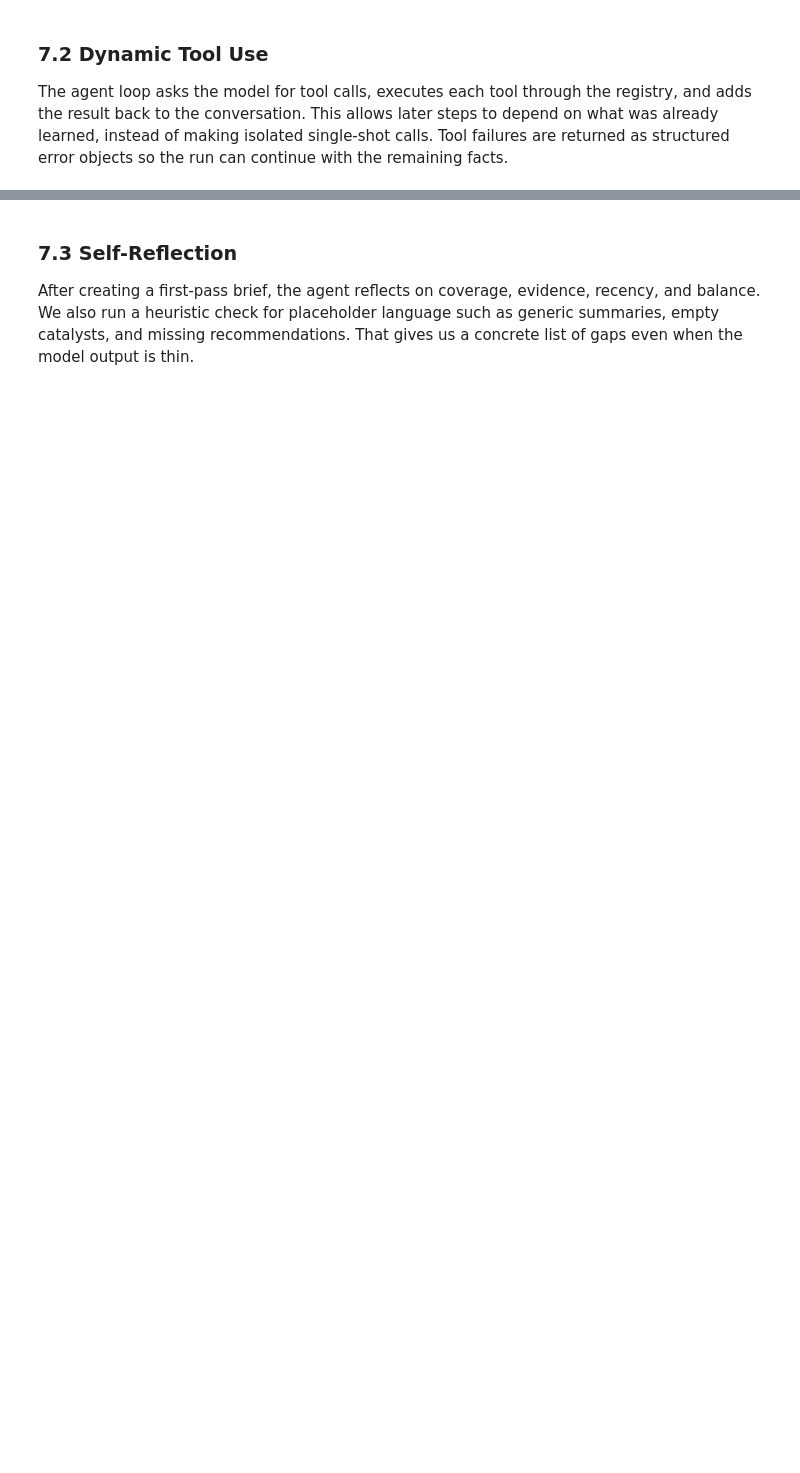
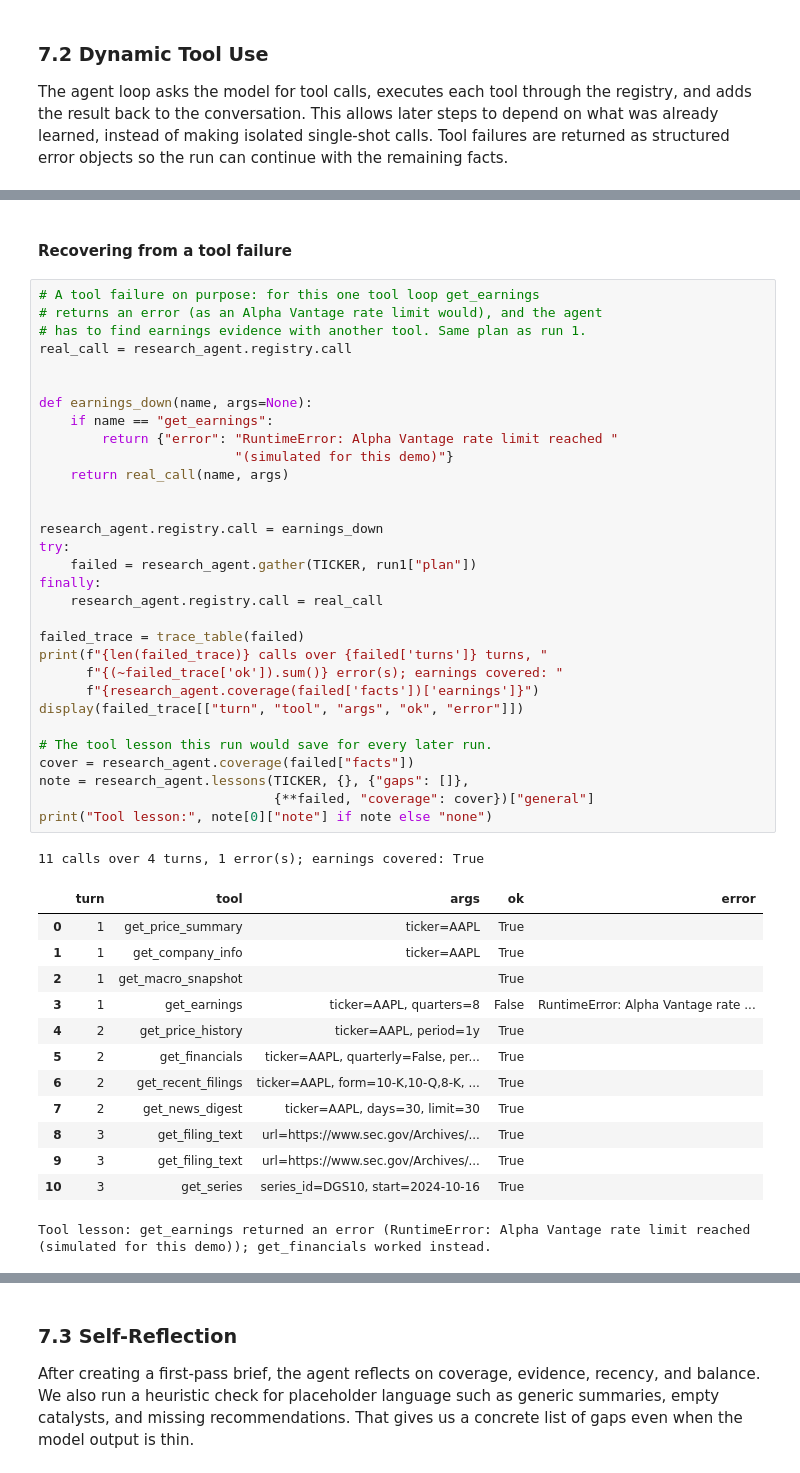
Before and after one commit to pdhinaka/AAI-520-NLP-Final-Team-Project-Group7, a Jupyter notebook: notebooks/final_notebook.ipynb, the cells around one changed output, grey strips where cells are left out. Cells and saved outputs as stored; diff of their text form; blank space fills up the shorter version.

```diff
--- a/notebooks/final_notebook.ipynb
+++ b/notebooks/final_notebook.ipynb
@@ -524,2 +789,50 @@ plt.show()
 # %% [markdown]
 <!-- TODO WP8: interpret the trace and chart -->
+# %% [markdown]
+#### Recovering from a tool failure
+# %%
+# A tool failure on purpose: for this one tool loop get_earnings
+# returns an error (as an Alpha Vantage rate limit would), and the agent
+# has to find earnings evidence with another tool. Same plan as run 1.
+real_call = research_agent.registry.call
+
+
+def earnings_down(name, args=None):
+    if name == "get_earnings":
+        return {"error": "RuntimeError: Alpha Vantage rate limit reached "
+                         "(simulated for this demo)"}
+    return real_call(name, args)
+
+
+research_agent.registry.call = earnings_down
+try:
+    failed = research_agent.gather(TICKER, run1["plan"])
+finally:
+    research_agent.registry.call = real_call
+
+failed_trace = trace_table(failed)
+print(f"{len(failed_trace)} calls over {failed['turns']} turns, "
+      f"{(~failed_trace['ok']).sum()} error(s); earnings covered: "
+      f"{research_agent.coverage(failed['facts'])['earnings']}")
+display(failed_trace[["turn", "tool", "args", "ok", "error"]])
+
+# The tool lesson this run would save for every later run.
+cover = research_agent.coverage(failed["facts"])
+note = research_agent.lessons(TICKER, {}, {"gaps": []},
+                              {**failed, "coverage": cover})["general"]
+print("Tool lesson:", note[0]["note"] if note else "none")
+# %% [output]
+11 calls over 4 turns, 1 error(s); earnings covered: True
+|  | turn | tool | args | ok | error |
+| 0 | 1 | get_price_summary | ticker=AAPL | True |  |
+| 1 | 1 | get_company_info | ticker=AAPL | True |  |
+| 2 | 1 | get_macro_snapshot |  | True |  |
+| 3 | 1 | get_earnings | ticker=AAPL, quarters=8 | False | RuntimeError: Alpha Vantage rate ... |
+| 4 | 2 | get_price_history | ticker=AAPL, period=1y | True |  |
+| 5 | 2 | get_financials | ticker=AAPL, quarterly=False, per... | True |  |
+| 6 | 2 | get_recent_filings | ticker=AAPL, form=10-K,10-Q,8-K, ... | True |  |
+| 7 | 2 | get_news_digest | ticker=AAPL, days=30, limit=30 | True |  |
+| 8 | 3 | get_filing_text | url=https://www.sec.gov/Archives/... | True |  |
+| 9 | 3 | get_filing_text | url=https://www.sec.gov/Archives/... | True |  |
+| 10 | 3 | get_series | series_id=DGS10, start=2024-10-16 | True |  |
+Tool lesson: get_earnings returned an error (RuntimeError: Alpha Vantage rate limit reached (simulated for this demo)); get_financials worked instead.
```
Also changed, not shown: parts of 39 cells of this notebook.
